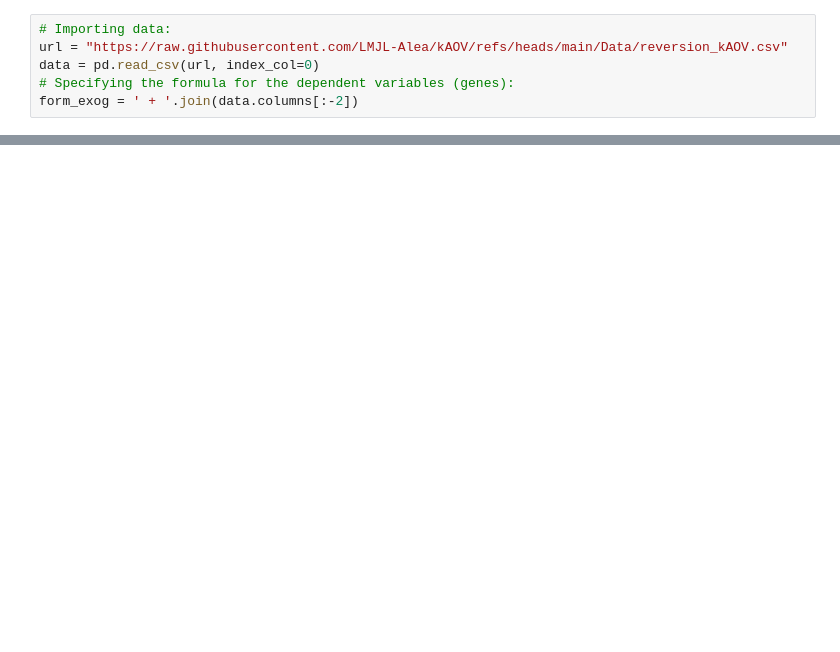
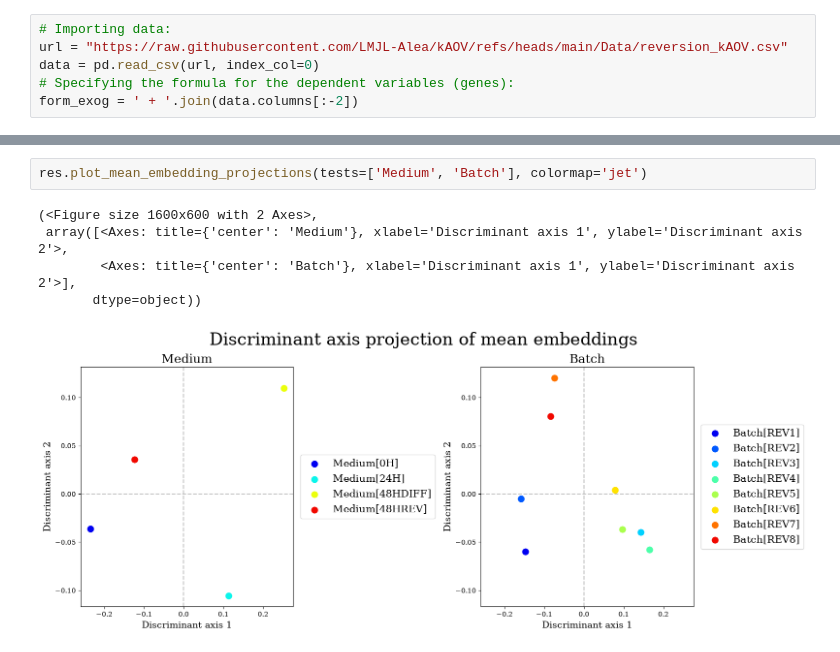
Before and after one commit to LMJL-Alea/kAOV, a Jupyter notebook: tutorial_kaov.ipynb, the cells around one changed output, grey strips where cells are left out. Drawn from its saved outputs; the diff is of its cells as text; blank space fills up the shorter version.

```diff
--- a/tutorial_kaov.ipynb
+++ b/tutorial_kaov.ipynb
@@ -617,0 +69,8 @@ res_1_pw_bl.plot_influence(t1=1, t2=1, tests=[n for n, _ in res_1_pw_bl.hypothes
+# %%
+res.plot_mean_embedding_projections(tests=['Medium', 'Batch'], colormap='jet')
+# %% [output]
+(<Figure size 1600x600 with 2 Axes>,
+ array([<Axes: title={'center': 'Medium'}, xlabel='Discriminant axis 1', ylabel='Discriminant axis 2'>,
+        <Axes: title={'center': 'Batch'}, xlabel='Discriminant axis 1', ylabel='Discriminant axis 2'>],
+       dtype=object))
+[figure, added]
```
Also changed, not shown: parts of 82 cells of this notebook.
